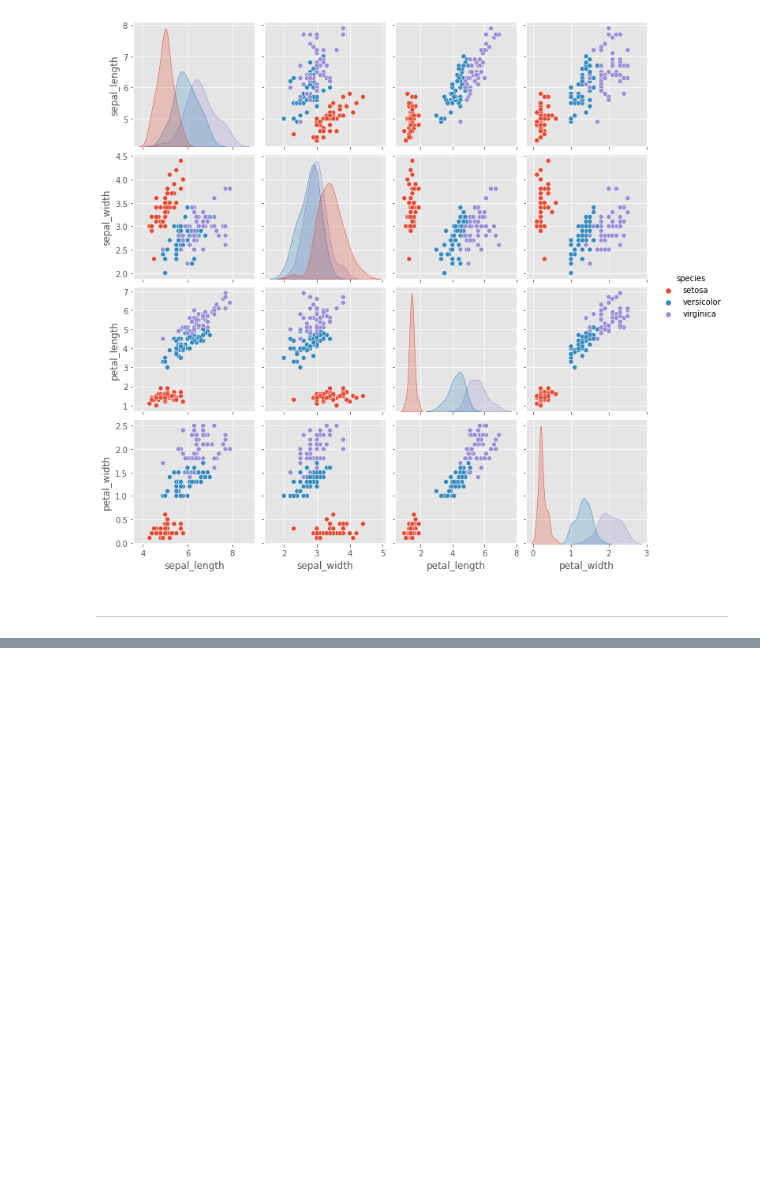
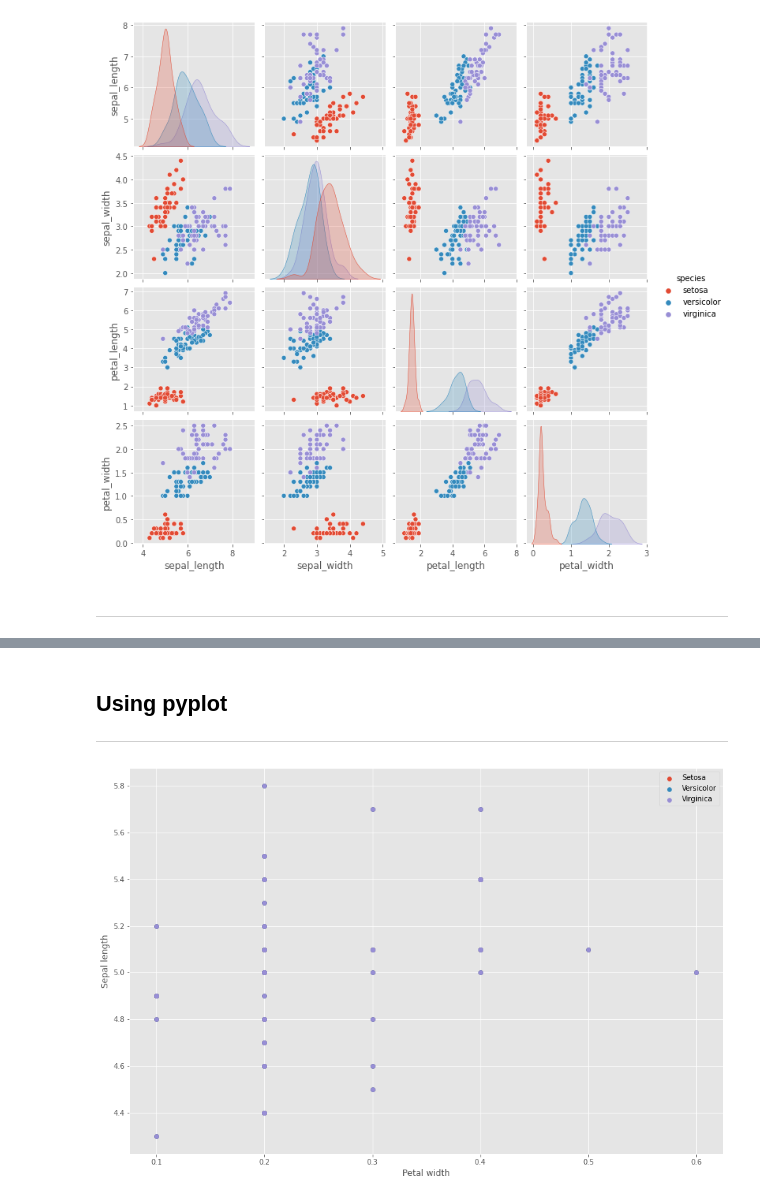
Before and after one commit to krystianopryszek99/scikit-learn, a Jupyter notebook: iris.ipynb, the cells around one changed output, grey strips where cells are left out. Drawn from its saved outputs; the diff is of its cells as text; code cells hidden in the pictures; blank space fills up the shorter version.

```diff
--- a/iris.ipynb
+++ b/iris.ipynb
@@ -82,0 +103,23 @@ sns.pairplot(df, hue='species')
+# %% [markdown]
+## Using pyplot
+***
+# %%
+# Segregate the data.
+setos = df[df['species'] == 'setosa']
+versi = df[df['species'] == 'versicolor']
+virgi = df[df['species'] == 'virginica']
+
+# New plot
+fig, ax = plt.subplots()
+
+# Scatter plots.
+ax.scatter(setos['petal_width'], setos['sepal_length'], label='Setosa')
+ax.scatter(setos['petal_width'], setos['sepal_length'], label='Versicolor')
+ax.scatter(setos['petal_width'], setos['sepal_length'], label='Virginica')
+
+# Show the legend.
+ax.set_xlabel('Petal width')
+ax.set_ylabel('Sepal length')
+ax.legend();
+# %% [output]
+[figure, added]
```
Also changed, not shown: parts of 31 cells of this notebook.
